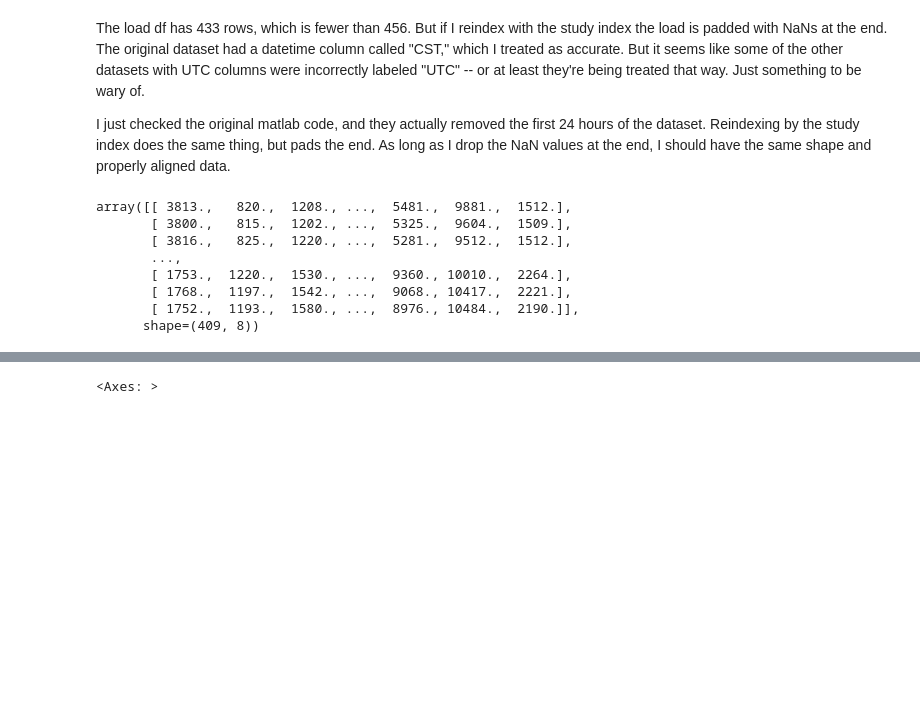
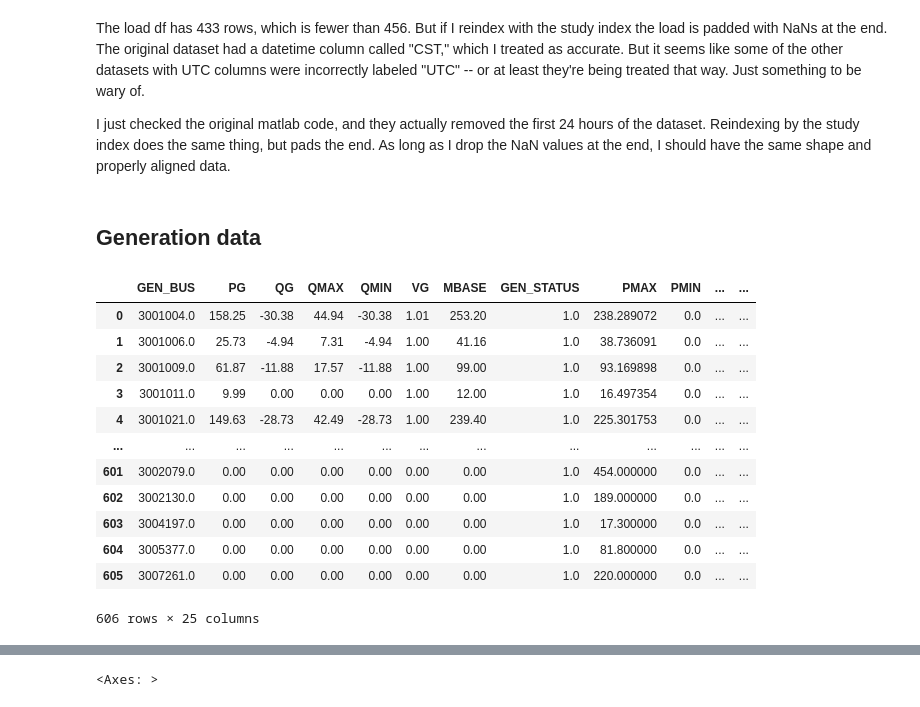
Before and after one commit to samgdotson/energy-lab, a Jupyter notebook: 2021-TX-Power-Outage/notebooks/code-replicate.ipynb, the cells around one changed output, grey strips where cells are left out. Cells and saved outputs as stored; diff of their text form; code cells hidden in the pictures; blank space fills up the shorter version.

```diff
--- a/2021-TX-Power-Outage/notebooks/code-replicate.ipynb
+++ b/2021-TX-Power-Outage/notebooks/code-replicate.ipynb
@@ -330,17 +330,53 @@ Reindexing by the study index does the same thing, but pads the end. As long as
 at the end, I should have the same shape and properly aligned data.
 # %%
 load_rearranged = load_df.rename(columns=zone_header_map)[area_mpc].reindex(study_index).dropna(axis=0)
-# %%
-load_rearranged.values
-# %% [output]
-array([[ 3813.,   820.,  1208., ...,  5481.,  9881.,  1512.],
-       [ 3800.,   815.,  1202., ...,  5325.,  9604.,  1509.],
-       [ 3816.,   825.,  1220., ...,  5281.,  9512.,  1512.],
-       ...,
-       [ 1753.,  1220.,  1530., ...,  9360., 10010.,  2264.],
-       [ 1768.,  1197.,  1542., ...,  9068., 10417.,  2221.],
-       [ 1752.,  1193.,  1580., ...,  8976., 10484.,  2190.]],
-      shape=(409, 8))
 # %%
 ect_shed_ttl = lcf_ts[:409, :] - load_rearranged.values
 ect_shed = np.nan_to_num(ect_shed_ttl / ect_shed_ttl.sum(axis=1, keepdims=True), nan=0)
+# %% [markdown]
+## Generation data
+# %%
+gen_header_map = {
+pypower.idx_gen.APF:"APF",
+pypower.idx_gen.GEN_BUS:"GEN_BUS",
+pypower.idx_gen.GEN_STATUS:"GEN_STATUS",
+pypower.idx_gen.MBASE:"MBASE",
+pypower.idx_gen.MU_PMAX:"MU_PMAX",
+pypower.idx_gen.MU_PMIN:"MU_PMIN",
+pypower.idx_gen.MU_QMAX:"MU_QMAX",
+pypower.idx_gen.MU_QMIN:"MU_QMIN",
+pypower.idx_gen.PC1:"PC1",
+pypower.idx_gen.PC2:"PC2",
+pypower.idx_gen.PG:"PG",
+pypower.idx_gen.PMAX:"PMAX",
+pypower.idx_gen.PMIN:"PMIN",
+pypower.idx_gen.QC1MAX:"QC1MAX",
+pypower.idx_gen.QC1MIN:"QC1MIN",
+pypower.idx_gen.QC2MAX:"QC2MAX",
+pypower.idx_gen.QC2MIN:"QC2MIN",
+pypower.idx_gen.QG:"QG",
+pypower.idx_gen.QMAX:"QMAX",
+pypower.idx_gen.QMIN:"QMIN",
+pypower.idx_gen.RAMP_10:"RAMP_10",
+pypower.idx_gen.RAMP_30:"RAMP_30",
+pypower.idx_gen.RAMP_AGC:"RAMP_AGC",
+pypower.idx_gen.RAMP_Q:"RAMP_Q",
+pypower.idx_gen.VG:"VG",
+}
+# %%
+mpc_gen_df = pd.DataFrame(mpc['gen']).rename(columns=gen_header_map)
+mpc_gen_df
+# %% [output]
+|  | GEN_BUS | PG | QG | QMAX | QMIN | VG | MBASE | GEN_STATUS | PMAX | PMIN | ... | ... |
+| 0 | 3001004.0 | 158.25 | -30.38 | 44.94 | -30.38 | 1.01 | 253.20 | 1.0 | 238.289072 | 0.0 | ... | ... |
+| 1 | 3001006.0 | 25.73 | -4.94 | 7.31 | -4.94 | 1.00 | 41.16 | 1.0 | 38.736091 | 0.0 | ... | ... |
+| 2 | 3001009.0 | 61.87 | -11.88 | 17.57 | -11.88 | 1.00 | 99.00 | 1.0 | 93.169898 | 0.0 | ... | ... |
+| 3 | 3001011.0 | 9.99 | 0.00 | 0.00 | 0.00 | 1.00 | 12.00 | 1.0 | 16.497354 | 0.0 | ... | ... |
+| 4 | 3001021.0 | 149.63 | -28.73 | 42.49 | -28.73 | 1.00 | 239.40 | 1.0 | 225.301753 | 0.0 | ... | ... |
+| ... | ... | ... | ... | ... | ... | ... | ... | ... | ... | ... | ... | ... |
+| 601 | 3002079.0 | 0.00 | 0.00 | 0.00 | 0.00 | 0.00 | 0.00 | 1.0 | 454.000000 | 0.0 | ... | ... |
+| 602 | 3002130.0 | 0.00 | 0.00 | 0.00 | 0.00 | 0.00 | 0.00 | 1.0 | 189.000000 | 0.0 | ... | ... |
+| 603 | 3004197.0 | 0.00 | 0.00 | 0.00 | 0.00 | 0.00 | 0.00 | 1.0 | 17.300000 | 0.0 | ... | ... |
+| 604 | 3005377.0 | 0.00 | 0.00 | 0.00 | 0.00 | 0.00 | 0.00 | 1.0 | 81.800000 | 0.0 | ... | ... |
+| 605 | 3007261.0 | 0.00 | 0.00 | 0.00 | 0.00 | 0.00 | 0.00 | 1.0 | 220.000000 | 0.0 | ... | ... |
+606 rows × 25 columns
```
Also changed, not shown: parts of 10 cells of this notebook.
